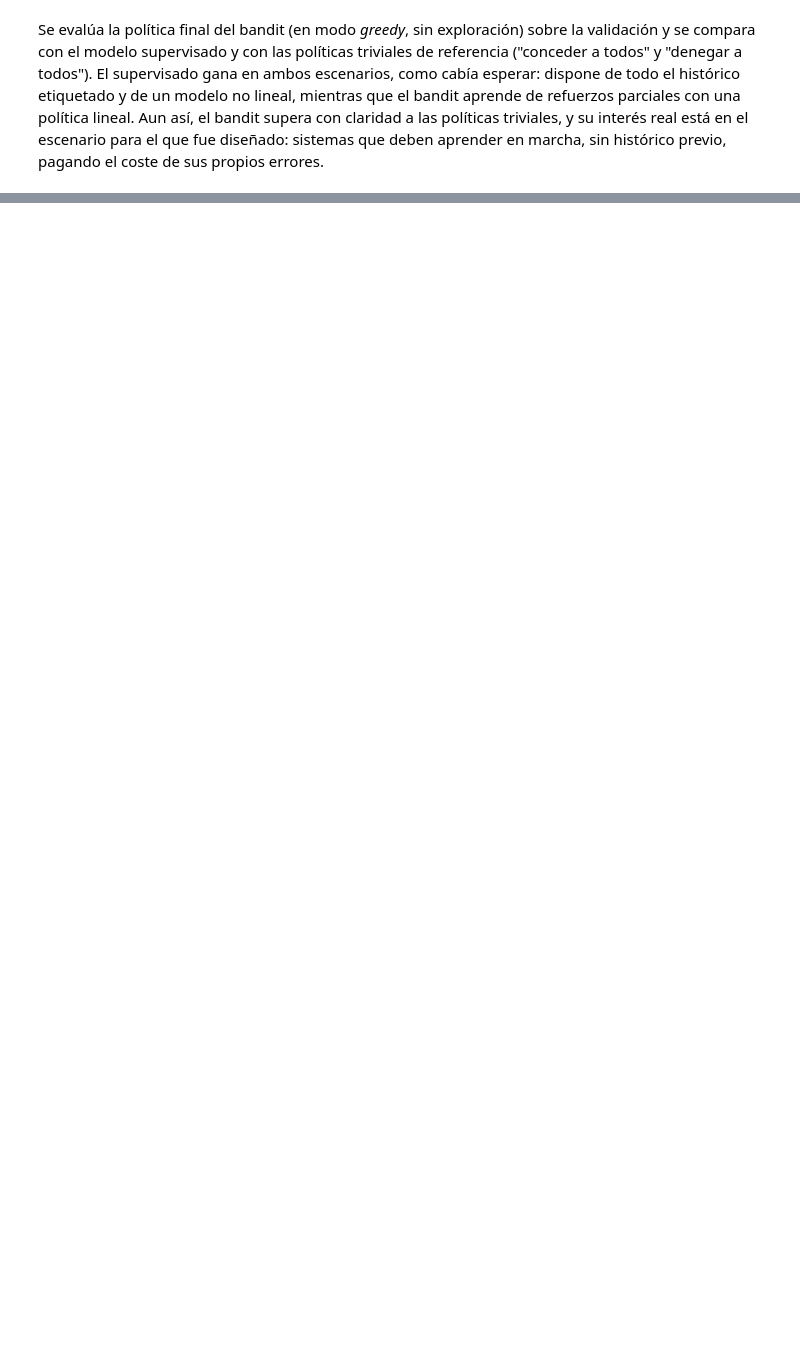
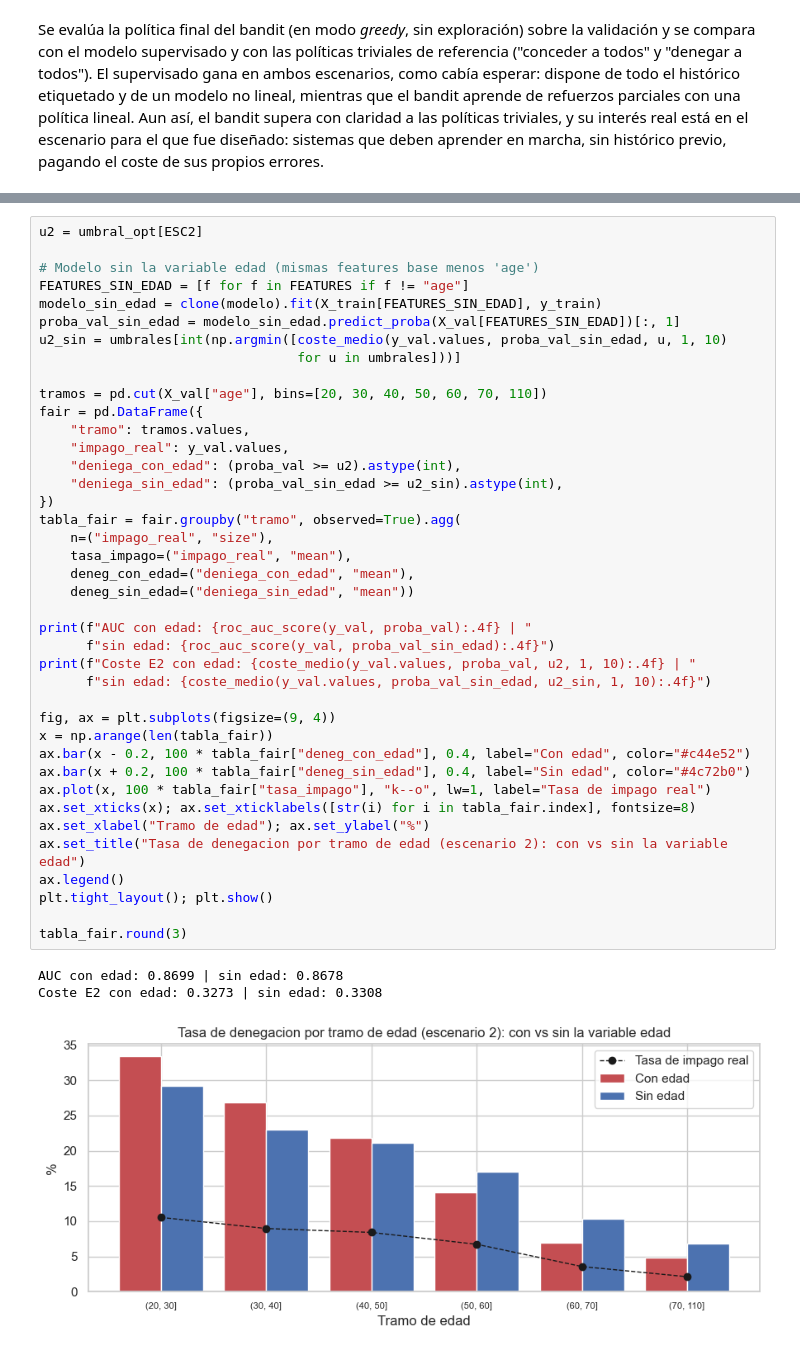
Before and after one commit to piettro/Master-MIAX-Tarea-Bloque4-T2, a Jupyter notebook: practica_XAI_credito.ipynb, the cells around one changed output, grey strips where cells are left out. Cells and saved outputs as stored; diff of their text form; blank space fills up the shorter version.

```diff
--- a/practica_XAI_credito.ipynb
+++ b/practica_XAI_credito.ipynb
@@ -1223,0 +1489,44 @@ tabla_comparativa
+# %%
+u2 = umbral_opt[ESC2]
+
+# Modelo sin la variable edad (mismas features base menos 'age')
+FEATURES_SIN_EDAD = [f for f in FEATURES if f != "age"]
+modelo_sin_edad = clone(modelo).fit(X_train[FEATURES_SIN_EDAD], y_train)
+proba_val_sin_edad = modelo_sin_edad.predict_proba(X_val[FEATURES_SIN_EDAD])[:, 1]
+u2_sin = umbrales[int(np.argmin([coste_medio(y_val.values, proba_val_sin_edad, u, 1, 10)
+                                 for u in umbrales]))]
+
+tramos = pd.cut(X_val["age"], bins=[20, 30, 40, 50, 60, 70, 110])
+fair = pd.DataFrame({
+    "tramo": tramos.values,
+    "impago_real": y_val.values,
+    "deniega_con_edad": (proba_val >= u2).astype(int),
+    "deniega_sin_edad": (proba_val_sin_edad >= u2_sin).astype(int),
+})
+tabla_fair = fair.groupby("tramo", observed=True).agg(
+    n=("impago_real", "size"),
+    tasa_impago=("impago_real", "mean"),
+    deneg_con_edad=("deniega_con_edad", "mean"),
+    deneg_sin_edad=("deniega_sin_edad", "mean"))
+
+print(f"AUC con edad: {roc_auc_score(y_val, proba_val):.4f} | "
+      f"sin edad: {roc_auc_score(y_val, proba_val_sin_edad):.4f}")
+print(f"Coste E2 con edad: {coste_medio(y_val.values, proba_val, u2, 1, 10):.4f} | "
+      f"sin edad: {coste_medio(y_val.values, proba_val_sin_edad, u2_sin, 1, 10):.4f}")
+
+fig, ax = plt.subplots(figsize=(9, 4))
+x = np.arange(len(tabla_fair))
+ax.bar(x - 0.2, 100 * tabla_fair["deneg_con_edad"], 0.4, label="Con edad", color="#c44e52")
+ax.bar(x + 0.2, 100 * tabla_fair["deneg_sin_edad"], 0.4, label="Sin edad", color="#4c72b0")
+ax.plot(x, 100 * tabla_fair["tasa_impago"], "k--o", lw=1, label="Tasa de impago real")
+ax.set_xticks(x); ax.set_xticklabels([str(i) for i in tabla_fair.index], fontsize=8)
+ax.set_xlabel("Tramo de edad"); ax.set_ylabel("%")
+ax.set_title("Tasa de denegacion por tramo de edad (escenario 2): con vs sin la variable edad")
+ax.legend()
+plt.tight_layout(); plt.show()
+
+tabla_fair.round(3)
+# %% [output]
+AUC con edad: 0.8699 | sin edad: 0.8678
+Coste E2 con edad: 0.3273 | sin edad: 0.3308
+[figure, added]
```
Also changed, not shown: parts of 48 cells of this notebook, 2 other files.
